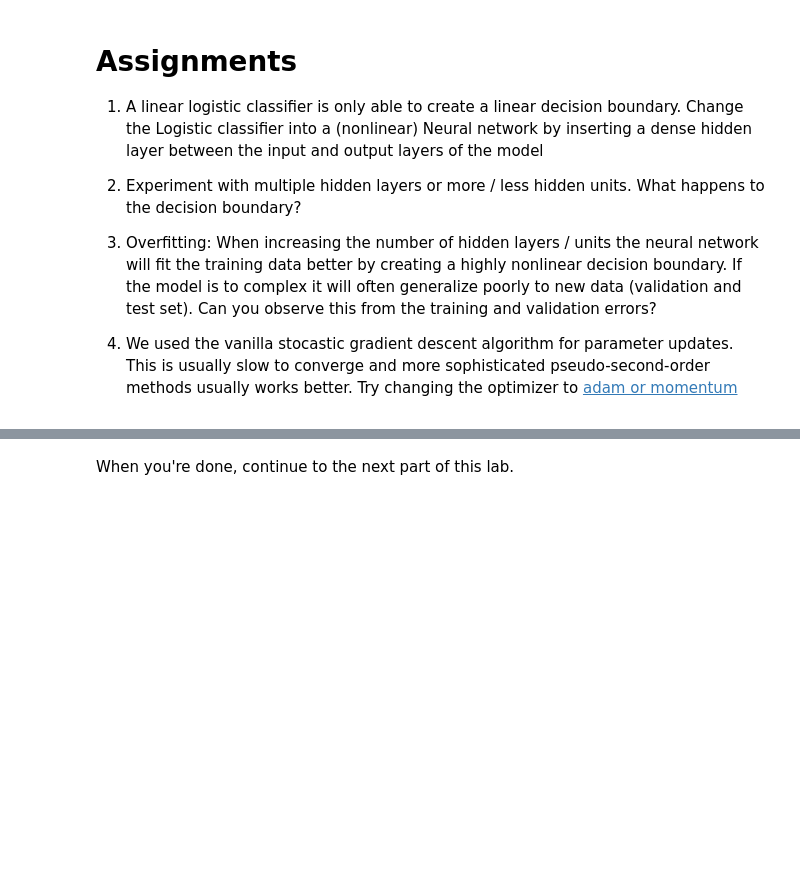
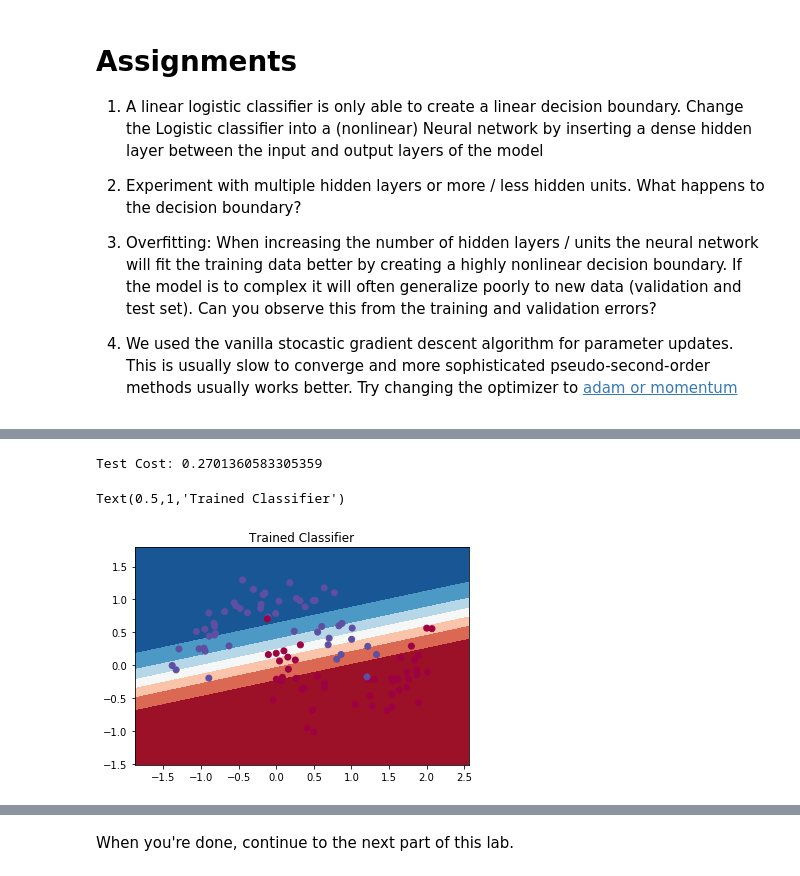
Before and after one commit to ardulat/machine-learning, a Jupyter notebook: Pytorch_1.ipynb, the cells around one changed output, grey strips where cells are left out. Cells and saved outputs as stored; diff of their text form; code cells hidden in the pictures; blank space fills up the shorter version.

```diff
--- a/Pytorch_1.ipynb
+++ b/Pytorch_1.ipynb
@@ -1052,0 +1268,20 @@ plt.show()
+# %%
+# get test input and expected output
+te_input = Variable(torch.from_numpy(X_te))
+te_targets = Variable(torch.from_numpy(onehot(y_te, num_output))).float()
+
+# predict on testset
+te_output = net(te_input)
+
+# compute loss and accuracy
+te_loss = cross_entropy(te_output, te_targets)
+print("\nTest Cost:", te_loss.data.numpy())
+# %% [output]
+Test Cost: 0.2701360583305359
+# %%
+# plot boundary on testset after training session
+plot_decision_boundary(lambda x: pred(x), X_te, y_te)
+plt.title("Trained Classifier")
+# %% [output]
+Text(0.5,1,'Trained Classifier')
+[figure, added]
```
Also changed, not shown: parts of 49 cells of this notebook, 1 other file.
